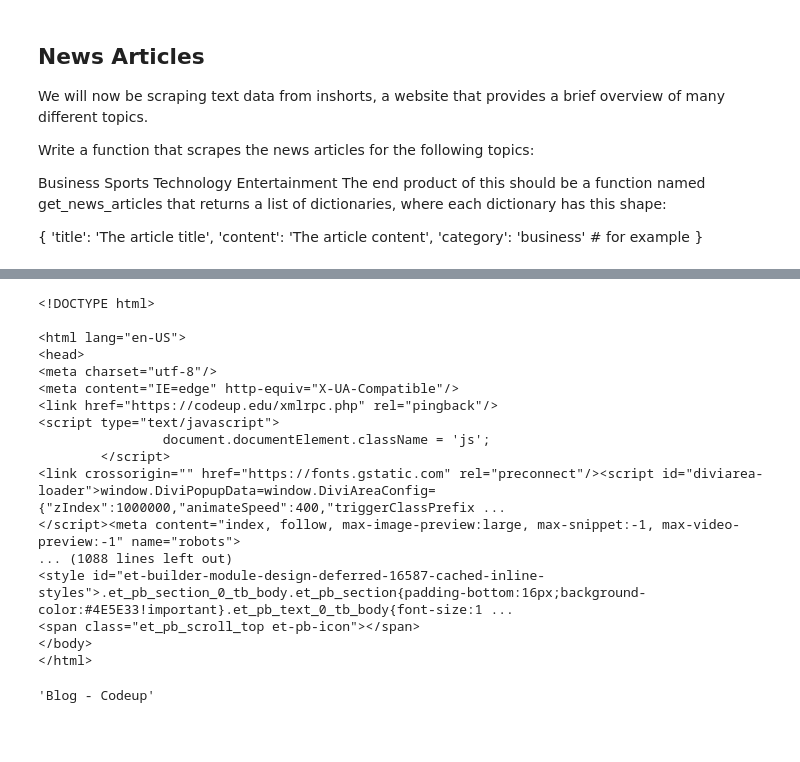
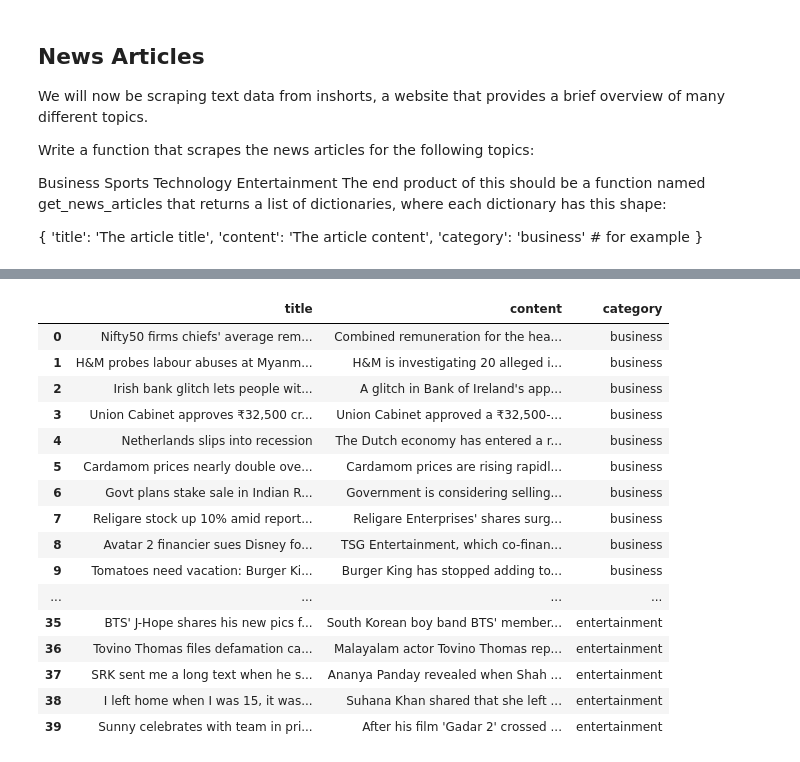
Before and after one commit to annie-carter/natural-language-processing-exercises, a Jupyter notebook: data_acquisition.ipynb, the cells around one changed output, grey strips where cells are left out. Saved outputs shown, nothing was run; the diff lists cells and outputs as text; code cells hidden in the pictures; blank space fills up the shorter version.

```diff
--- a/data_acquisition.ipynb
+++ b/data_acquisition.ipynb
@@ -121,4 +205,29 @@ def get_article_text():
     with open('article.txt', 'w') as f:
         f.write(article.text)
     return article.text
+# %%
+#R. McCall Instructor code
+
+categories = ['business', 'sports', 'technology', 'entertainment']
+
+inshorts = []
+
+for category in categories:
+
+    url = 'https://inshorts.com/en/read' + '/' + category
+    response = get(url)
+    soup = BeautifulSoup(response.content, 'html.parser')
+
+    titles = [span.text for span in soup.find_all('span', itemprop='headline')]
+    contents = [div.text for div in soup.find_all('div', itemprop='articleBody')]
+
+    for i in range(len(titles)):
+
+        article = {
+            'title': titles[i],
+            'content': contents[i],
+            'category': category,
+        }
+
+        inshorts.append(article)
 # %%
@@ -143,27 +253,23 @@ print(response.text[:400])
 # %%
-# Make a soup variable holding the response content
-inshort_soup = BeautifulSoup(response.content, 'html.parser')
+inshorts_article_df = pd.DataFrame(inshorts)
+inshorts_article_df
+# %% [output]
+|  | title | content | category |
+| 0 | Nifty50 firms chiefs' average rem... | Combined remuneration for the hea... | business |
+| 1 | H&M probes labour abuses at Myanm... | H&M is investigating 20 alleged i... | business |
+| 2 | Irish bank glitch lets people wit... | A glitch in Bank of Ireland's app... | business |
+| 3 | Union Cabinet approves ₹32,500 cr... | Union Cabinet approved a ₹32,500-... | business |
+| 4 | Netherlands slips into recession | The Dutch economy has entered a r... | business |
+| 5 | Cardamom prices nearly double ove... | Cardamom prices are rising rapidl... | business |
+| 6 | Govt plans stake sale in Indian R... | Government is considering selling... | business |
+| 7 | Religare stock up 10% amid report... | Religare Enterprises' shares surg... | business |
+| 8 | Avatar 2 financier sues Disney fo... | TSG Entertainment, which co-finan... | business |
+| 9 | Tomatoes need vacation: Burger Ki... | Burger King has stopped adding to... | business |
+| ... | ... | ... | ... |
+| 35 | BTS' J-Hope shares his new pics f... | South Korean boy band BTS' member... | entertainment |
+| 36 | Tovino Thomas files defamation ca... | Malayalam actor Tovino Thomas rep... | entertainment |
+| 37 | SRK sent me a long text when he s... | Ananya Panday revealed when Shah ... | entertainment |
+| 38 | I left home when I was 15, it was... | Suhana Khan shared that she left ... | entertainment |
+| 39 | Sunny celebrates with team in pri... | After his film 'Gadar 2' crossed ... | entertainment |
 # %%
-inshort_soup
+inshorts_article_df.to_csv('news_articles.csv', index=False)
-# %% [output]
-<!DOCTYPE html>
-
-<html lang="en-US">
-<head>
-<meta charset="utf-8"/>
-<meta content="IE=edge" http-equiv="X-UA-Compatible"/>
-<link href="https://codeup.edu/xmlrpc.php" rel="pingback"/>
-<script type="text/javascript">
-                document.documentElement.className = 'js';
-        </script>
-<link crossorigin="" href="https://fonts.gstatic.com" rel="preconnect"/><script id="diviarea-loader">window.DiviPopupData=window.DiviAreaConfig={"zIndex":1000000,"animateSpeed":400,"triggerClassPrefix ...
-</script><meta content="index, follow, max-image-preview:large, max-snippet:-1, max-video-preview:-1" name="robots">
-... (1088 lines left out)
-<style id="et-builder-module-design-deferred-16587-cached-inline-styles">.et_pb_section_0_tb_body.et_pb_section{padding-bottom:16px;background-color:#4E5E33!important}.et_pb_text_0_tb_body{font-size:1 ...
-<span class="et_pb_scroll_top et-pb-icon"></span>
-</body>
-</html>
-# %%
-inshort_soup.title.string
-# %% [output]
-'Blog - Codeup'
```
Also changed, not shown: parts of 17 cells of this notebook.
